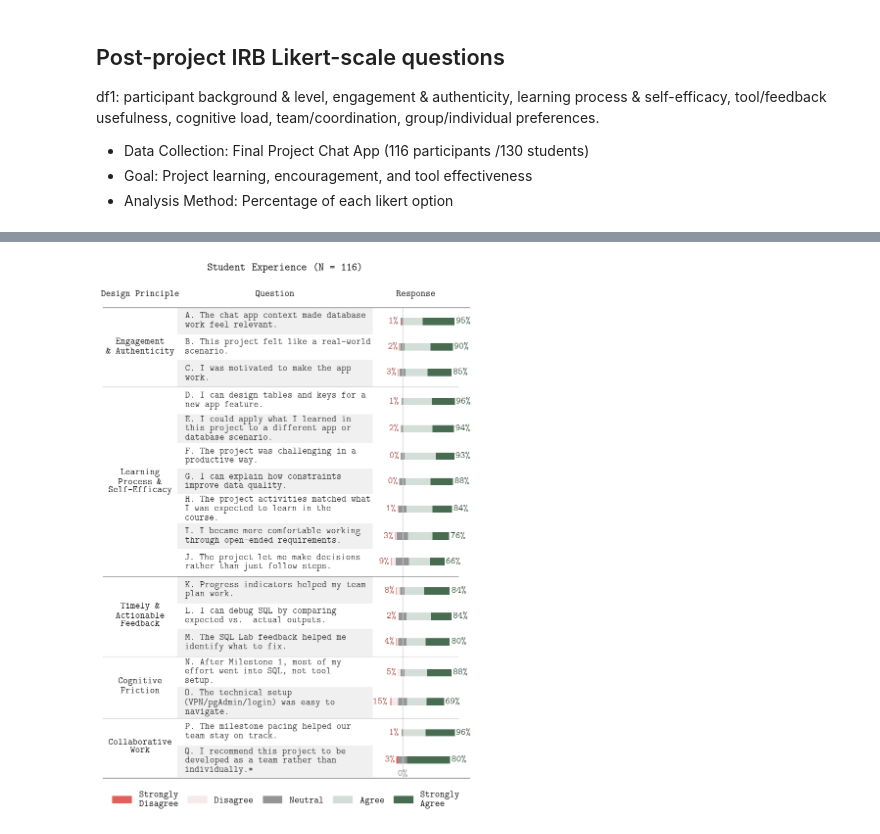
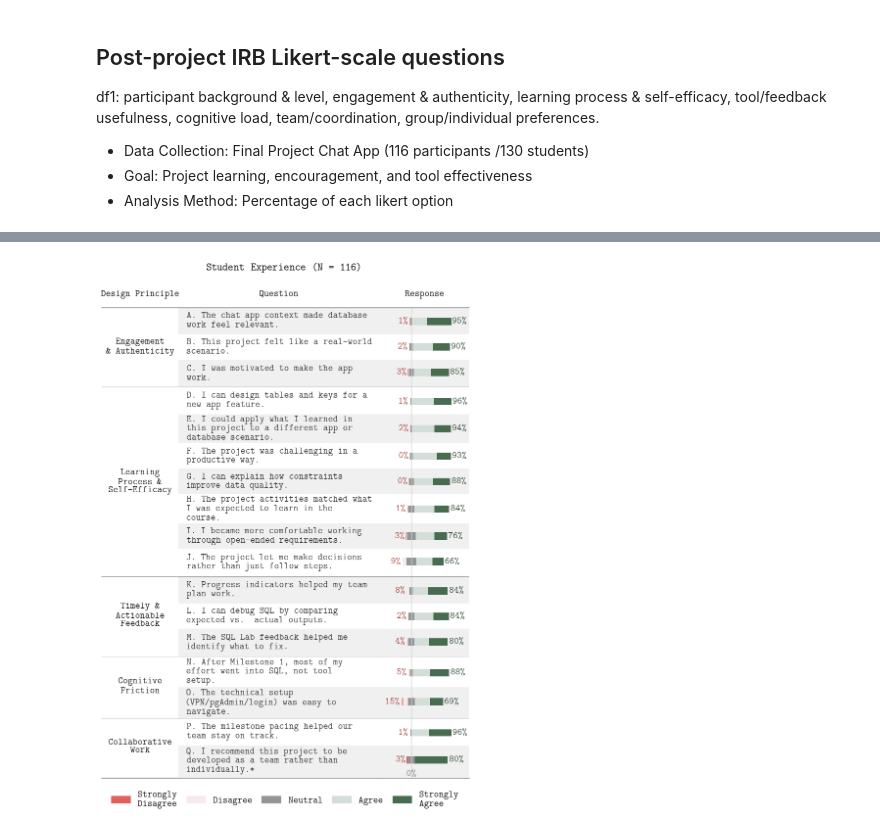
Before and after one commit to bcsaldias/sigcse-ai-2027, a Jupyter notebook: likert/v2_Info330_ExploratoryDataAnalysis.ipynb, the cells around one changed output, grey strips where cells are left out. Cells and saved outputs as stored; diff of their text form; code cells hidden in the pictures.

Commit message:
full colored row

```diff
--- a/likert/v2_Info330_ExploratoryDataAnalysis.ipynb
+++ b/likert/v2_Info330_ExploratoryDataAnalysis.ipynb
@@ -232,15 +232,6 @@ ax_q.set_xlim(0, 1)
 ax_q.set_xticks([])
 ax_q.set_yticks([])
 
-# ax_q.spines["top"].set_bounds(-10, 125)
-# ax_q.spines["bottom"].set_bounds(-10, 125)
-
-# full row height bands — text is va="center" so padding above == padding below
-# for every row regardless of line count: padding = (BASE_H - LINE_EXTRA) / 2
-# for i, (y, rh) in enumerate(zip(y_bars, row_heights)):
-#     color = "#f0f0f0" if i % 2 == 0 else "white"
-#     ax_q.axhspan(y - rh / 2, y + rh / 2, color=color, zorder=0)
-
 n = len(y_bars)
 for i, (y, rh) in enumerate(zip(y_bars, row_heights)):
     color = "#f0f0f0" if i % 2 == 0 else "white"
@@ -253,14 +244,8 @@ for i, (y, rh) in enumerate(zip(y_bars, row_heights)):
     if i == n - 1 or y_bars[i+1] - row_heights[i+1] / 2 > y_bars[i] + rh / 2 + 0.001:
         y_hi += GAP / 2
     ax_q.axhspan(y_lo, y_hi, color=color, zorder=0)
+    ax_main.axhspan(y_lo, y_hi, color=color, zorder=0)
 
-
-# for i, (_, row) in enumerate(plot_df.iterrows()):
-#     ax_q.text(
-#         0.04, y_positions[i], row["question"],
-#         ha="left", va="center",
-#         fontsize=font_size, color="#333333"
-#     )
 for i, (_, row) in enumerate(plot_df.iterrows()):
     y = y_positions[i]
     rh = row_heights[i]
@@ -305,14 +290,14 @@ for i, y in enumerate(y_bars):
                  ha="left",  va="center", fontsize=font_size, color="#304935", zorder=5)
 
 
-ax_main.set_xlim(-55, 105)
+ax_main.set_xlim(-75, 140)
 ax_main.axvline(0, color="lightgray", lw=1)
 ax_main.set_yticks([])
 ax_main.set_xticks([])
 
 
-ax_main.spines["top"].set_bounds(-55, 125)
-ax_main.spines["bottom"].set_bounds(-55, 125)
+ax_main.spines["top"].set_bounds(-75, 140)
+ax_main.spines["bottom"].set_bounds(-75, 140)
 
 for cat in category_ranges[:-1]:
     for ax in [ax_cat, ax_q, ax_main]:
@@ -325,31 +310,31 @@ for ax in [ax_cat, ax_q, ax_main]:
         else:
             spine.set_visible(True)
             spine.set_linewidth(0.9)
             spine.set_color(BORDER_COLOR)
 
 ax_cat.invert_yaxis()
 margin = 0.2
 ax_cat.set_ylim(current_y - GAP / 2 + margin, -margin)
 
 legend_handles = [
     plt.Rectangle((0, 0), 1, 1, color=COLORS[lbl], label=wrap_text(lbl, 10))
     for lbl in LIKERT_ORDER
 ]
 fig.legend(
     handles=legend_handles,
     loc="upper center", bbox_to_anchor=(0.5, 0.02),
     ncol=len(LIKERT_ORDER),
     fontsize=font_size, frameon=False,
     columnspacing=1
 )
 
 plt.suptitle(
     "Student Experience (N = 116)",
     fontsize=16, fontweight="semibold", y=0.985
 )
 ax_main.text(0, ax_main.get_ylim()[0], "0\%", ha="center", va="bottom", fontsize=font_size, color="gray")
 
 fig.tight_layout(rect=[0, 0.01, 1, 0.99])
 plt.show()
 # %% [output]
-[figure, old version]
+[figure, new version]
```
Also changed, not shown: parts of 1 cell of this notebook.
